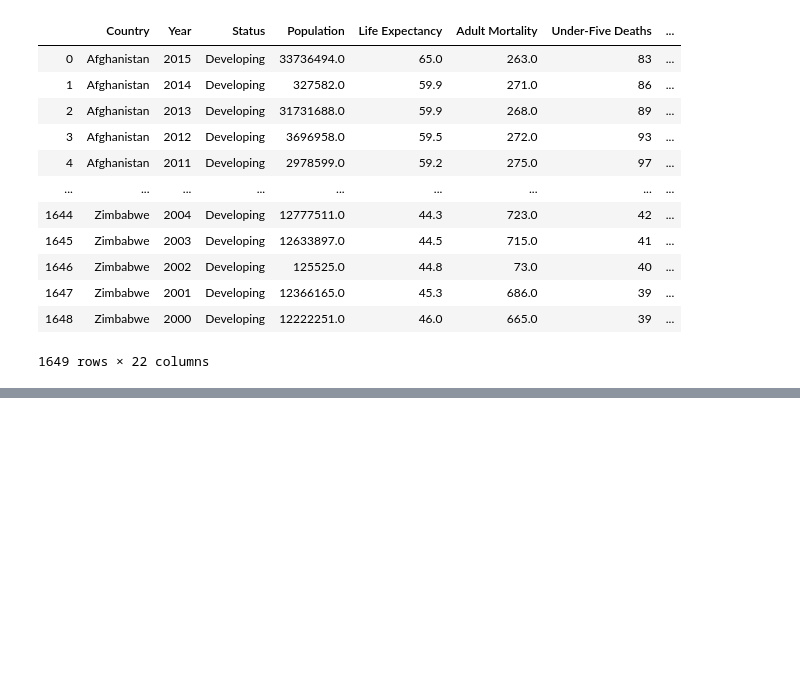
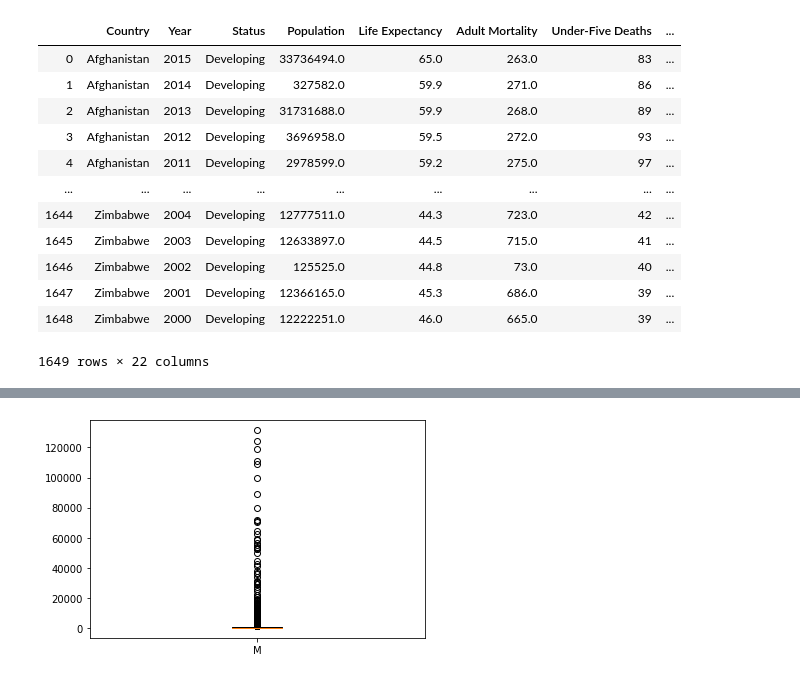
Before and after one commit to DarleneKo/life-expectancy-rates, a Jupyter notebook: master_data_cleaning.ipynb, the cells around one changed output, grey strips where cells are left out. Saved outputs shown, nothing was run; the diff lists cells and outputs as text; code cells hidden in the pictures; blank space fills up the shorter version.

```diff
--- a/master_data_cleaning.ipynb
+++ b/master_data_cleaning.ipynb
@@ -43,0 +44,8 @@ df1
+# %%
+#Measles is separate because it highly skews the image of the boxplots above, check the y-axes
+fig1, ax1 = plt.subplots()
+ax1.boxplot(measles)
+plt.xticks([1], 'Measles')
+plt.show()
+# %% [output]
+[figure, added]
```
Also changed, not shown: parts of 4 cells of this notebook.
